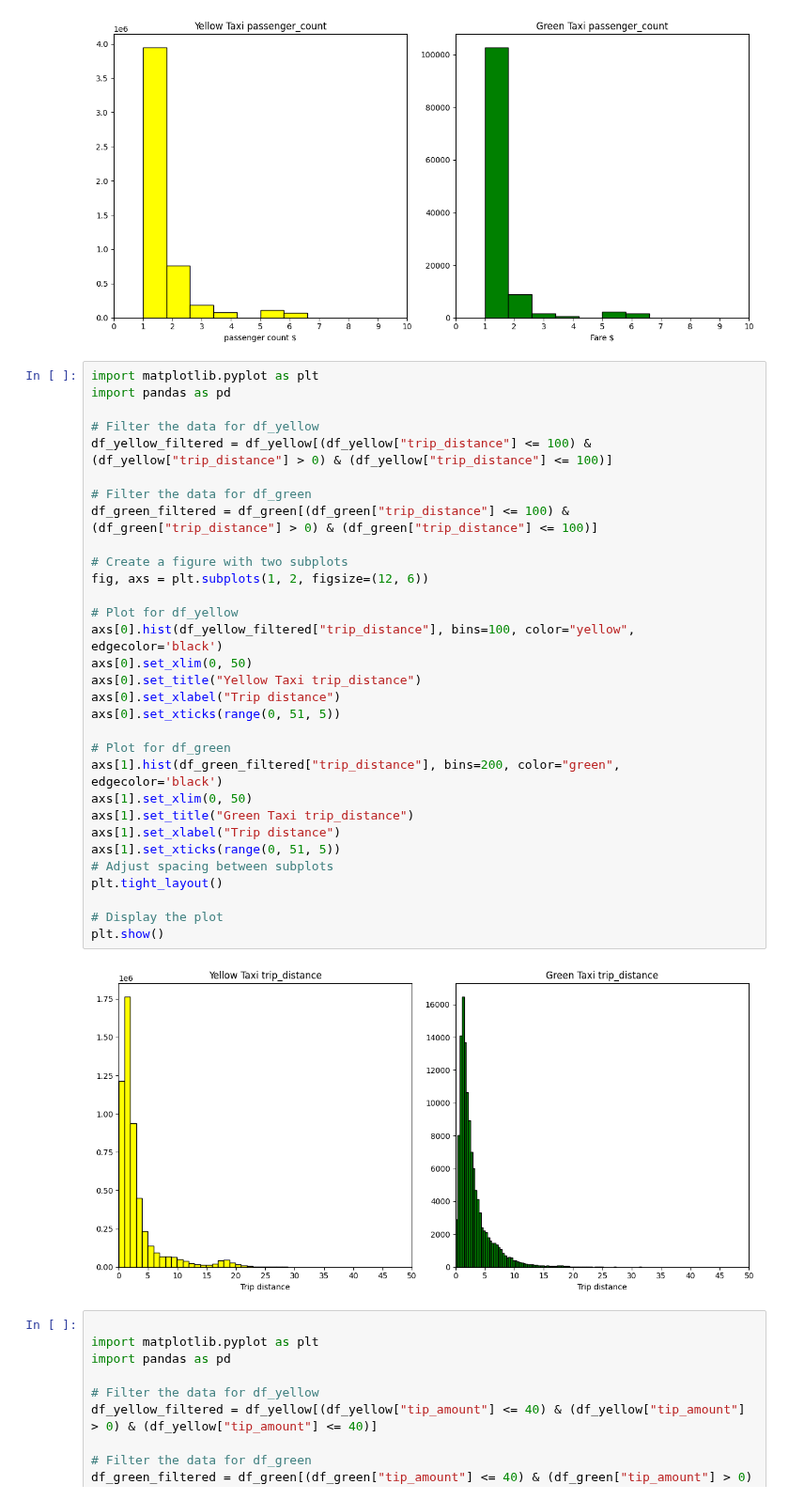
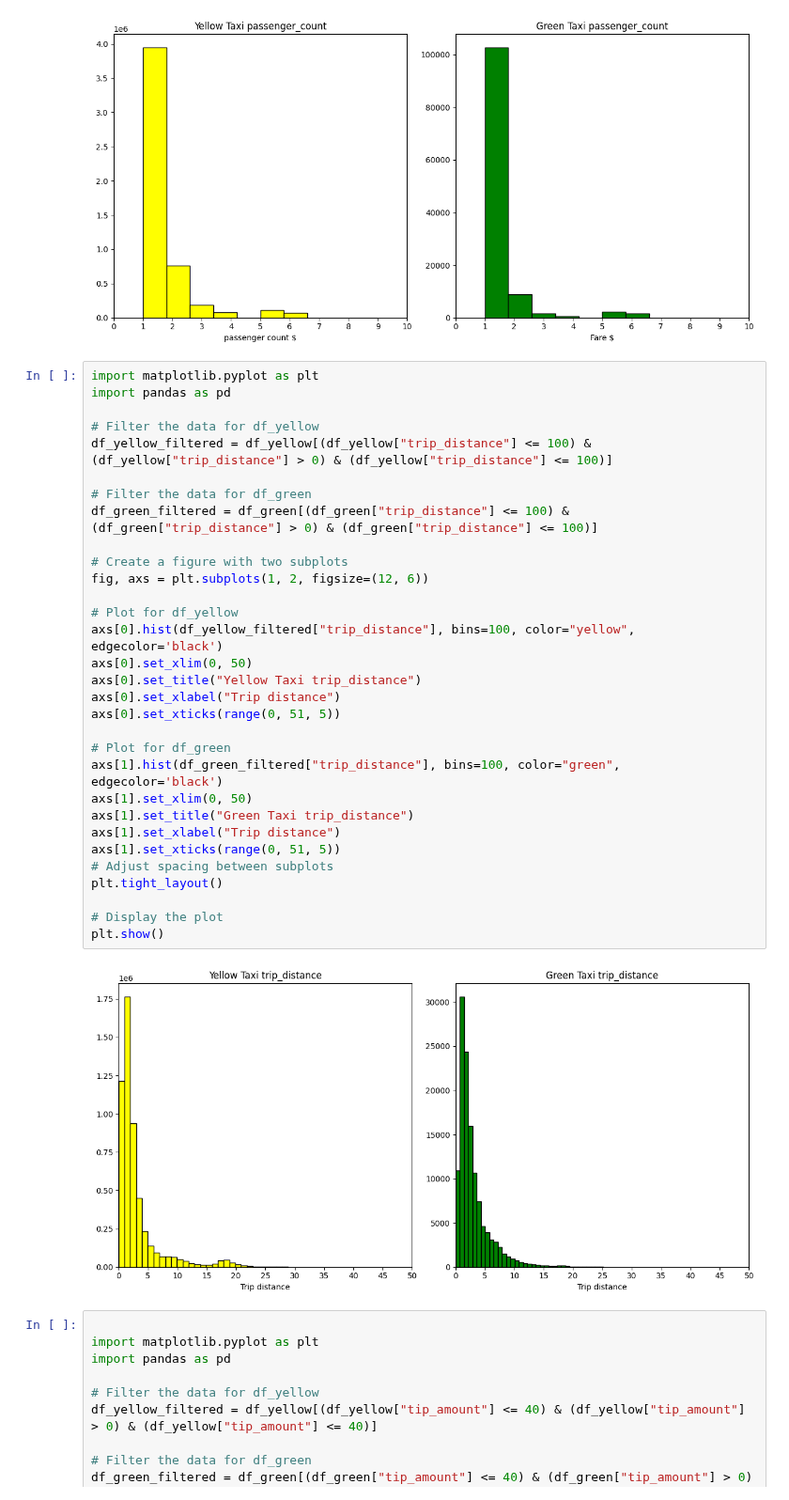
Before and after one commit to Strongside-87/Project-Delivery, a Jupyter notebook: 4_temporal_spatial_data_analysis.ipynb, the cells around one changed output. Shown at 94% size. Saved outputs shown, nothing was run; the diff lists cells and outputs as text.

```diff
--- a/4_temporal_spatial_data_analysis.ipynb
+++ b/4_temporal_spatial_data_analysis.ipynb
@@ -159,35 +159,35 @@ plt.show()
 import matplotlib.pyplot as plt
 import pandas as pd
 
 # Filter the data for df_yellow
 df_yellow_filtered = df_yellow[(df_yellow["trip_distance"] <= 100) & (df_yellow["trip_distance"] > 0) & (df_yellow["trip_distance"] <= 100)]
 
 # Filter the data for df_green
 df_green_filtered = df_green[(df_green["trip_distance"] <= 100) & (df_green["trip_distance"] > 0) & (df_green["trip_distance"] <= 100)]
 
 # Create a figure with two subplots
 fig, axs = plt.subplots(1, 2, figsize=(12, 6))
 
 # Plot for df_yellow
 axs[0].hist(df_yellow_filtered["trip_distance"], bins=100, color="yellow", edgecolor='black')
 axs[0].set_xlim(0, 50)
 axs[0].set_title("Yellow Taxi trip_distance")
 axs[0].set_xlabel("Trip distance")
 axs[0].set_xticks(range(0, 51, 5))
 
 # Plot for df_green
-axs[1].hist(df_green_filtered["trip_distance"], bins=200, color="green", edgecolor='black')
+axs[1].hist(df_green_filtered["trip_distance"], bins=100, color="green", edgecolor='black')
 axs[1].set_xlim(0, 50)
 axs[1].set_title("Green Taxi trip_distance")
 axs[1].set_xlabel("Trip distance")
 axs[1].set_xticks(range(0, 51, 5))
 # Adjust spacing between subplots
 plt.tight_layout()
 
 # Display the plot
 plt.show()
 # %% [output]
-[figure, old version]
+[figure, new version]
 # %%
 
 import matplotlib.pyplot as plt
```
